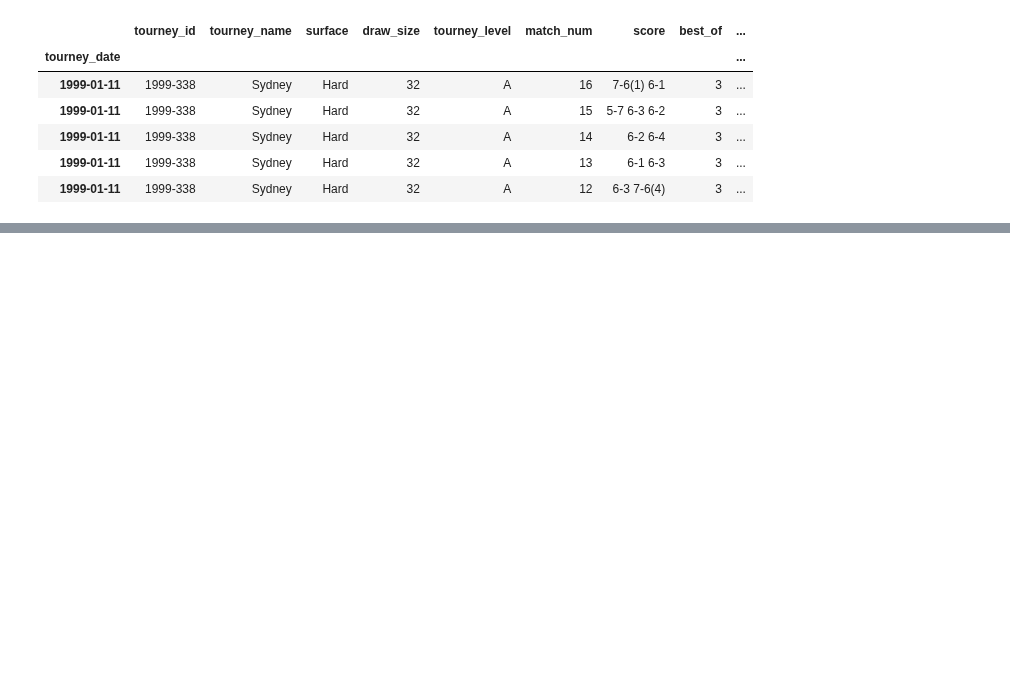
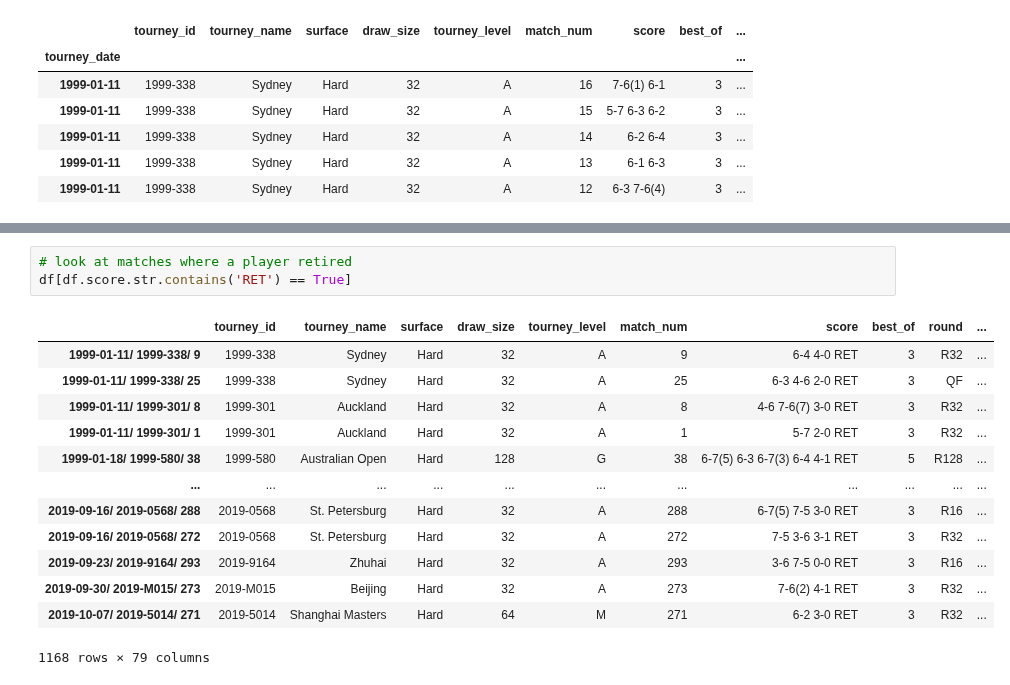
Before and after one commit to Racket-Science/Tennis-Match-Predictions, a Jupyter notebook: Notebooks/bondy_books/bondy_2.1.ipynb, the cells around one changed output, grey strips where cells are left out. Cells and saved outputs as stored; diff of their text form; blank space fills up the shorter version.

```diff
--- a/Notebooks/bondy_books/bondy_2.1.ipynb
+++ b/Notebooks/bondy_books/bondy_2.1.ipynb
@@ -56,0 +485,17 @@ df.tail()
+# %%
+# look at matches where a player retired
+df[df.score.str.contains('RET') == True]
+# %% [output]
+|  | tourney_id | tourney_name | surface | draw_size | tourney_level | match_num | score | best_of | round | ... |
+| 1999-01-11/ 1999-338/ 9 | 1999-338 | Sydney | Hard | 32 | A | 9 | 6-4 4-0 RET | 3 | R32 | ... |
+| 1999-01-11/ 1999-338/ 25 | 1999-338 | Sydney | Hard | 32 | A | 25 | 6-3 4-6 2-0 RET | 3 | QF | ... |
+| 1999-01-11/ 1999-301/ 8 | 1999-301 | Auckland | Hard | 32 | A | 8 | 4-6 7-6(7) 3-0 RET | 3 | R32 | ... |
+| 1999-01-11/ 1999-301/ 1 | 1999-301 | Auckland | Hard | 32 | A | 1 | 5-7 2-0 RET | 3 | R32 | ... |
+| 1999-01-18/ 1999-580/ 38 | 1999-580 | Australian Open | Hard | 128 | G | 38 | 6-7(5) 6-3 6-7(3) 6-4 4-1 RET | 5 | R128 | ... |
+| ... | ... | ... | ... | ... | ... | ... | ... | ... | ... | ... |
+| 2019-09-16/ 2019-0568/ 288 | 2019-0568 | St. Petersburg | Hard | 32 | A | 288 | 6-7(5) 7-5 3-0 RET | 3 | R16 | ... |
+| 2019-09-16/ 2019-0568/ 272 | 2019-0568 | St. Petersburg | Hard | 32 | A | 272 | 7-5 3-6 3-1 RET | 3 | R32 | ... |
+| 2019-09-23/ 2019-9164/ 293 | 2019-9164 | Zhuhai | Hard | 32 | A | 293 | 3-6 7-5 0-0 RET | 3 | R16 | ... |
+| 2019-09-30/ 2019-M015/ 273 | 2019-M015 | Beijing | Hard | 32 | A | 273 | 7-6(2) 4-1 RET | 3 | R32 | ... |
+| 2019-10-07/ 2019-5014/ 271 | 2019-5014 | Shanghai Masters | Hard | 64 | M | 271 | 6-2 3-0 RET | 3 | R32 | ... |
+1168 rows × 79 columns
```
Also changed, not shown: parts of 44 cells of this notebook, 2 other files.
